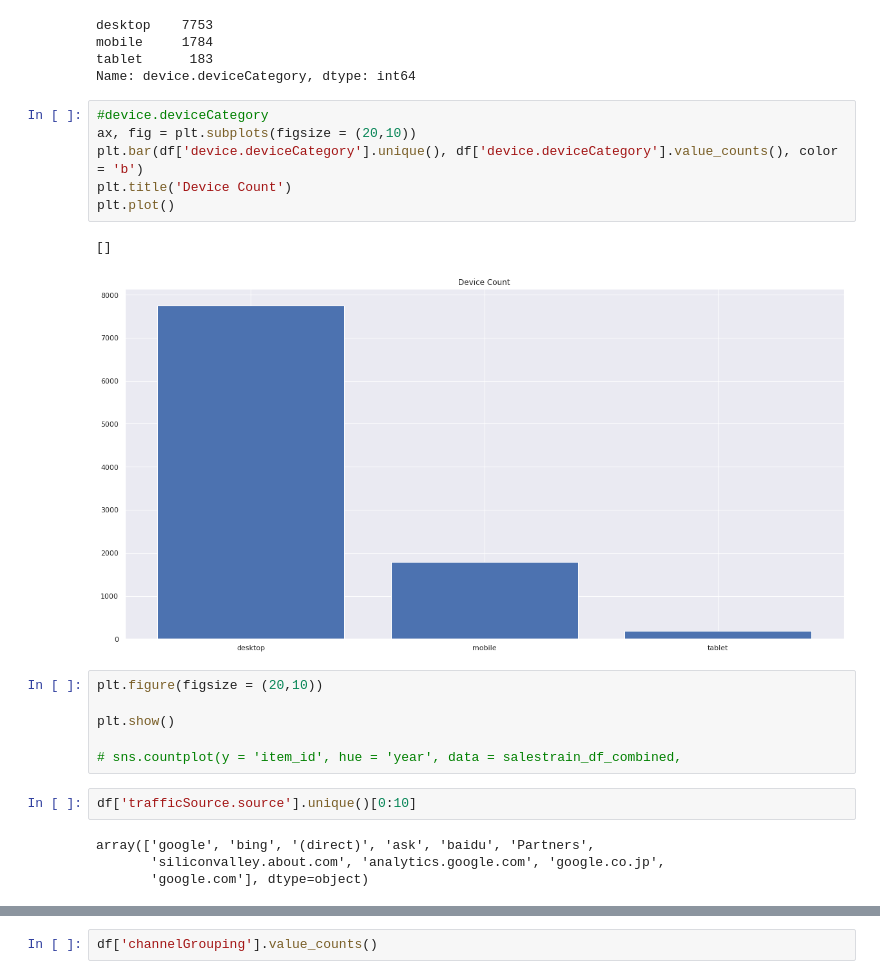
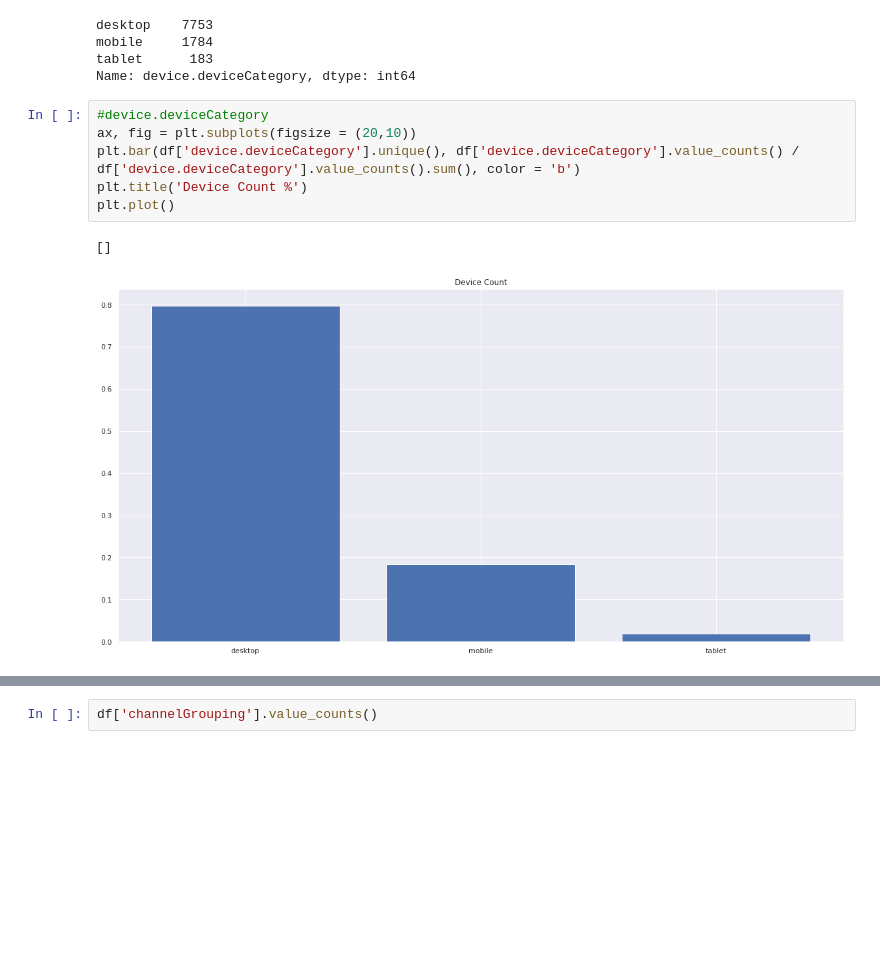
Before and after one commit to cmannnn/workhuman_data_analytic_canidate_exercise, a Jupyter notebook: workhuman_data_analytic_canidate_exercise.ipynb, the cells around one changed output, grey strips where cells are left out. Saved outputs shown, nothing was run; the diff lists cells and outputs as text; blank space fills up the shorter version.

```diff
--- a/workhuman_data_analytic_canidate_exercise.ipynb
+++ b/workhuman_data_analytic_canidate_exercise.ipynb
@@ -113,24 +113,12 @@ Name: device.deviceCategory, dtype: int64
 # %%
 #device.deviceCategory
 ax, fig = plt.subplots(figsize = (20,10))
-plt.bar(df['device.deviceCategory'].unique(), df['device.deviceCategory'].value_counts(), color = 'b')
-plt.title('Device Count')
+plt.bar(df['device.deviceCategory'].unique(), df['device.deviceCategory'].value_counts() / df['device.deviceCategory'].value_counts().sum(), color = 'b')
+plt.title('Device Count %')
 plt.plot()
 # %% [output]
 []
-[figure, old version]
+[figure, new version]
-# %%
-plt.figure(figsize = (20,10))
-
-plt.show()
-
-# sns.countplot(y = 'item_id', hue = 'year', data = salestrain_df_combined,
-# %%
-df['trafficSource.source'].unique()[0:10]
-# %% [output]
-array(['google', 'bing', '(direct)', 'ask', 'baidu', 'Partners',
-       'siliconvalley.about.com', 'analytics.google.com', 'google.co.jp',
-       'google.com'], dtype=object)
 # %%
 #device.deviceCategory
 ax, fig = plt.subplots(figsize = (30,10))
```
Also changed, not shown: parts of 8 cells of this notebook.
